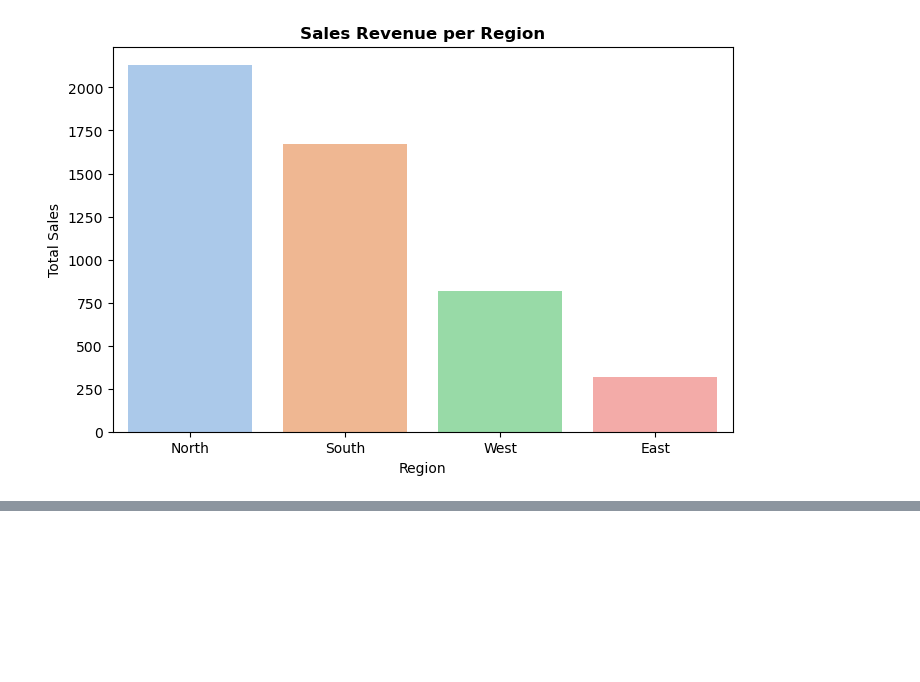
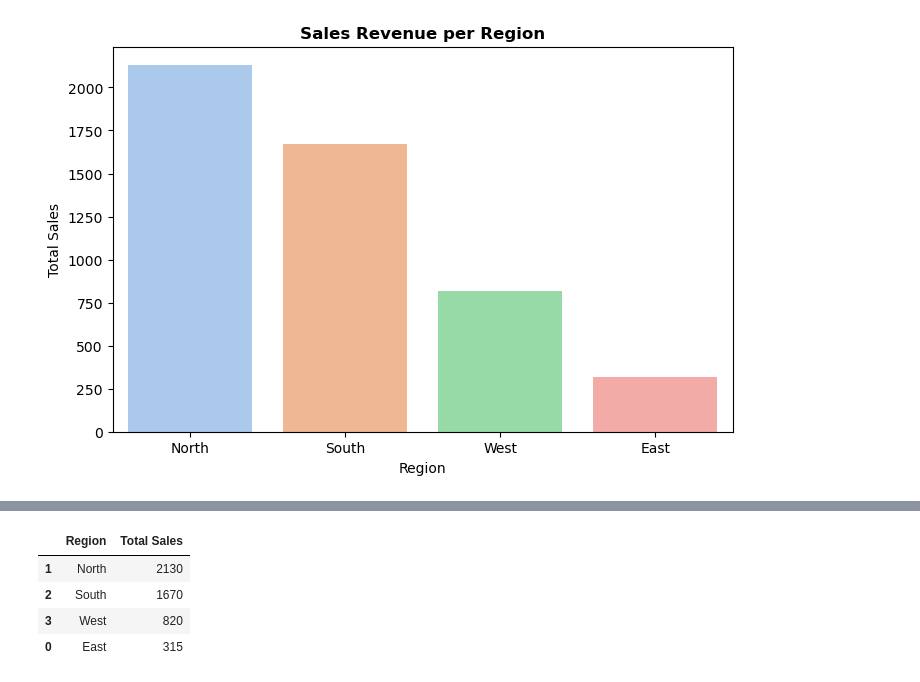
Before and after one commit to leiandrei/E-Commerce-Dataset, a Jupyter notebook: Practice #1 -Mock E-Commerce Dataset.ipynb, the cells around one changed output, grey strips where cells are left out. Cells and saved outputs as stored; diff of their text form; code cells hidden in the pictures; blank space fills up the shorter version.

```diff
--- a/Practice #1 -Mock E-Commerce Dataset.ipynb
+++ b/Practice #1 -Mock E-Commerce Dataset.ipynb
@@ -247,0 +248,8 @@ plt.tick_params(axis='x', length=0)
+# %%
+region_sales
+# %% [output]
+|  | Region | Total Sales |
+| 1 | North | 2130 |
+| 2 | South | 1670 |
+| 3 | West | 820 |
+| 0 | East | 315 |
```
Also changed, not shown: parts of 1 cell of this notebook.
